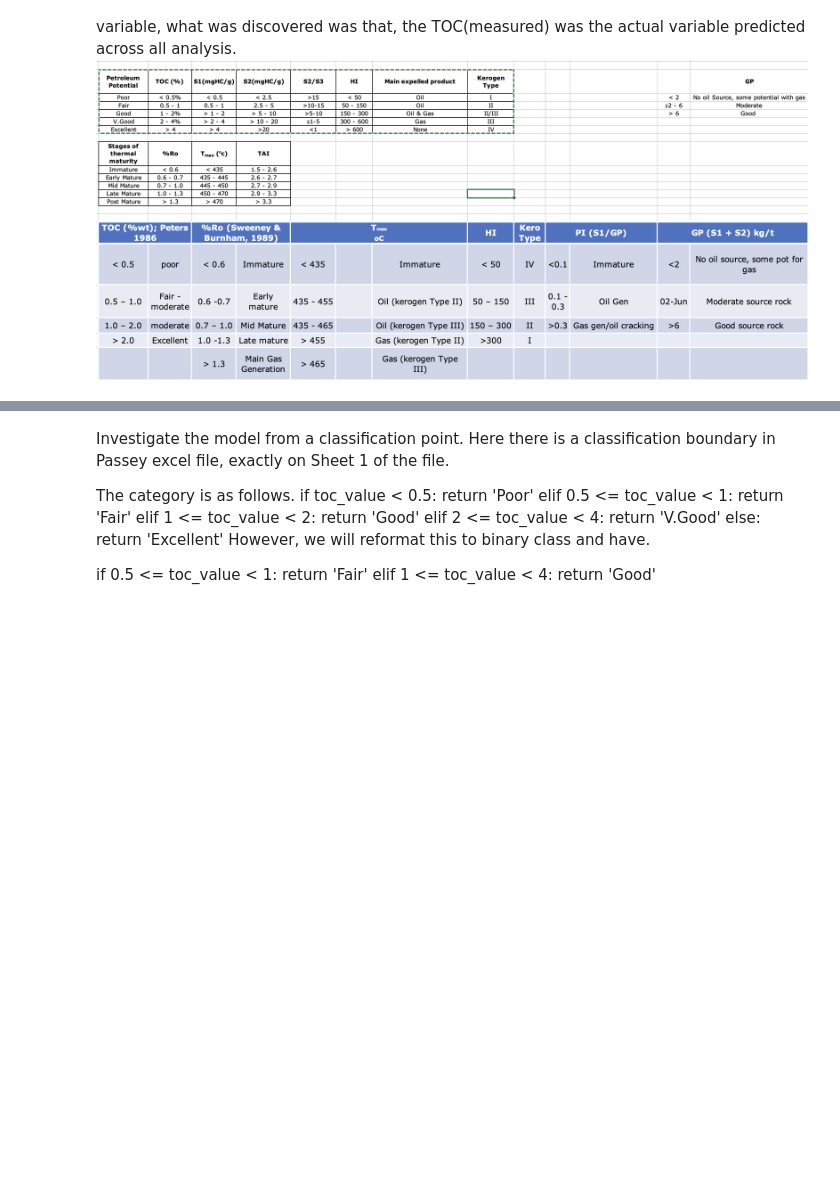
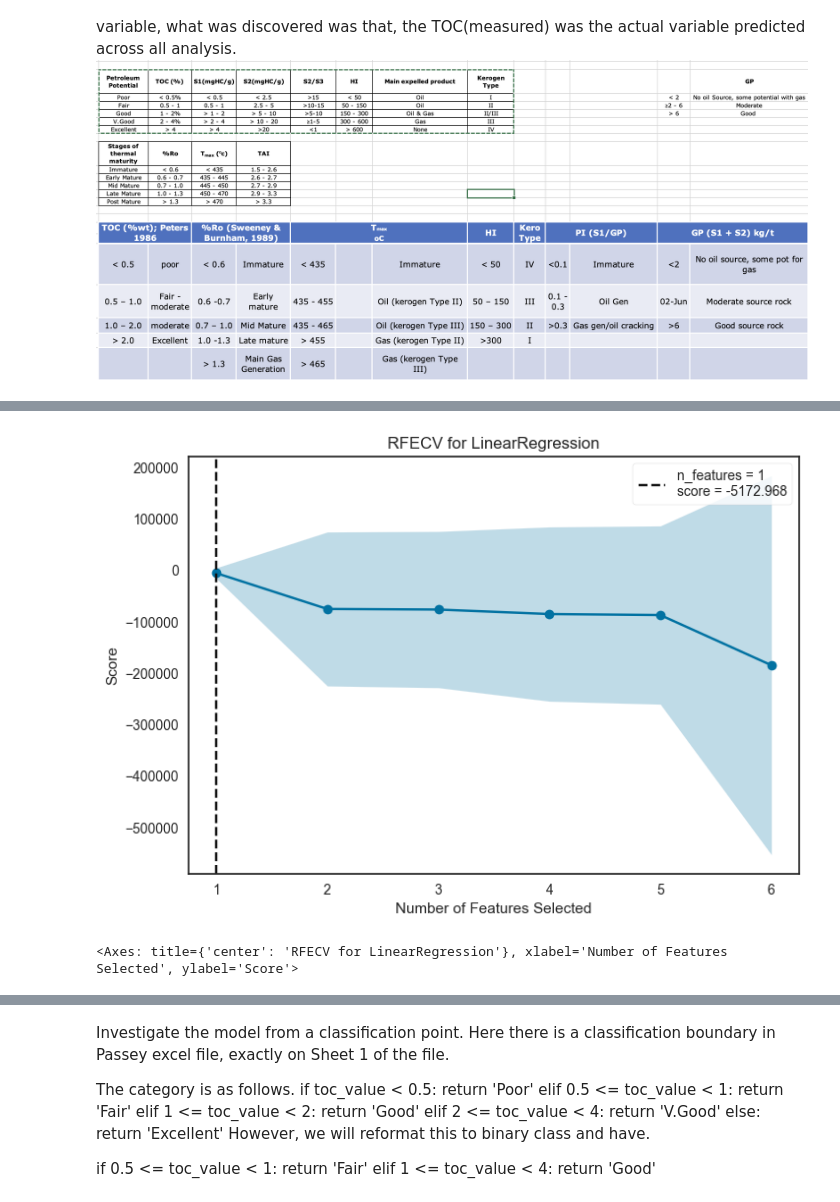
Before and after one commit to Balogunhabeeb14/Petroleum-Target-Xplorer, a Jupyter notebook: Second paper/Recent.ipynb, the cells around one changed output, grey strips where cells are left out. Saved outputs shown, nothing was run; the diff lists cells and outputs as text; code cells hidden in the pictures; blank space fills up the shorter version.

```diff
--- a/Second paper/Recent.ipynb
+++ b/Second paper/Recent.ipynb
@@ -202,0 +643,15 @@ plot_feature_importances_regression(X, y)
+# %%
+from sklearn.linear_model import LinearRegression
+from yellowbrick.model_selection import RFECV
+
+# Initialize the regression model (you can also try RandomForestRegressor or other regression models)
+model = LinearRegression()
+
+# Create the RFE visualizer for regression
+visualizer = RFECV(model, cv=5, scoring='r2')  # Use R2 score for regression
+
+visualizer.fit(X_KR2, y_KR2)  # Fit the data to the visualizer
+visualizer.show()      # Finalize and render the figure
+# %% [output]
+[figure, added]
+<Axes: title={'center': 'RFECV for LinearRegression'}, xlabel='Number of Features Selected', ylabel='Score'>
```
Also changed, not shown: parts of 51 cells of this notebook.
